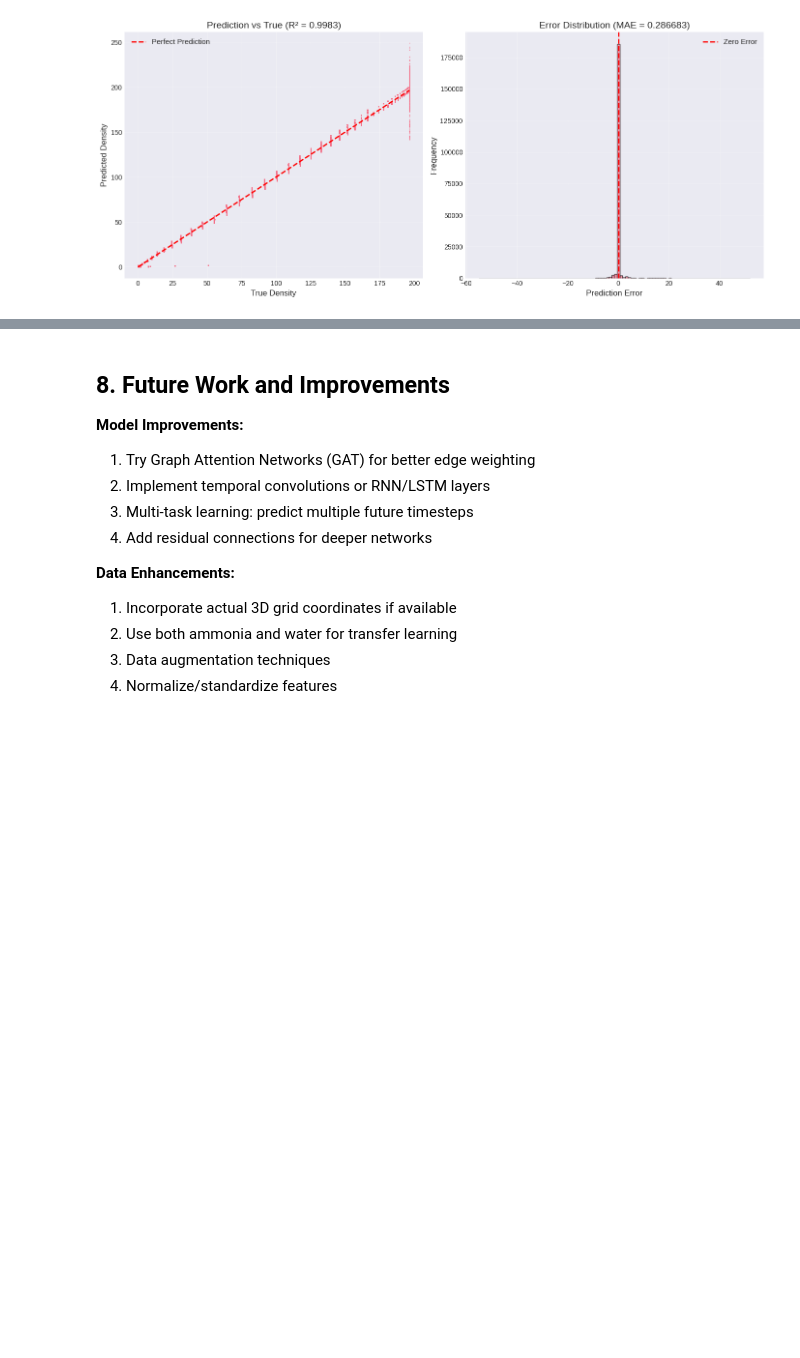
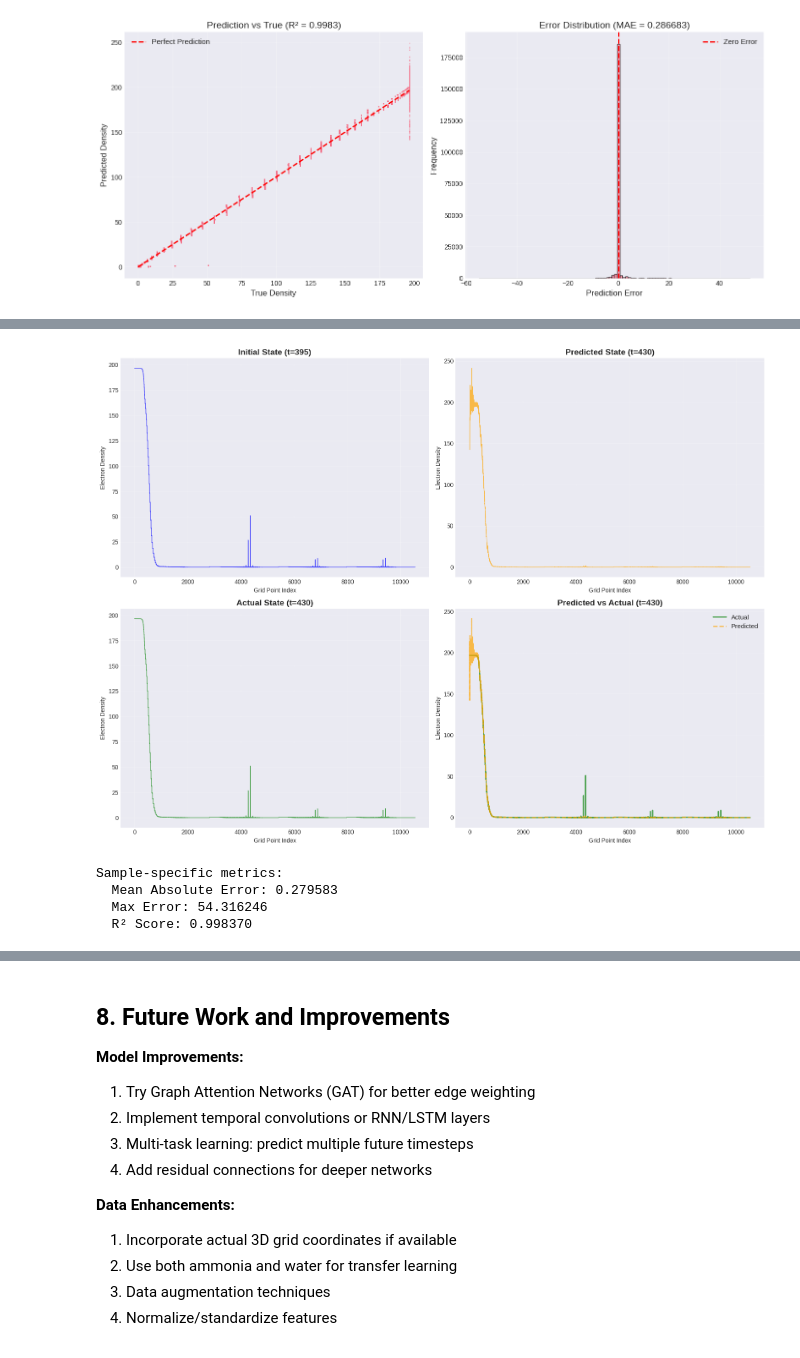
Before and after one commit to Sarthak-GS/Predicting-Electron-Interactions-as-Evolving-Graphs, a Jupyter notebook: electron_density_gnn.ipynb, the cells around one changed output, grey strips where cells are left out. Drawn from its saved outputs; the diff is of its cells as text; code cells hidden in the pictures; blank space fills up the shorter version.

```diff
--- a/electron_density_gnn.ipynb
+++ b/electron_density_gnn.ipynb
@@ -544,0 +682,50 @@ plt.show()
+# %%
+# Visualize: Initial vs Predicted vs Actual
+fig, axes = plt.subplots(2, 2, figsize=(16, 12))
+
+# Plot 1: Initial state (last input timestep)
+initial_state = input_densities[-1]
+axes[0, 0].plot(initial_state, linewidth=1, color='blue', alpha=0.7)
+axes[0, 0].set_title(f'Initial State (t={initial_timestep * 5})', fontsize=14, fontweight='bold')
+axes[0, 0].set_xlabel('Grid Point Index')
+axes[0, 0].set_ylabel('Electron Density')
+axes[0, 0].grid(True, alpha=0.3)
+
+# Plot 2: Predicted future state
+axes[0, 1].plot(predicted_target, linewidth=1, color='orange', alpha=0.7)
+axes[0, 1].set_title(f'Predicted State (t={target_timestep * 5})', fontsize=14, fontweight='bold')
+axes[0, 1].set_xlabel('Grid Point Index')
+axes[0, 1].set_ylabel('Electron Density')
+axes[0, 1].grid(True, alpha=0.3)
+
+# Plot 3: Actual future state
+axes[1, 0].plot(actual_target, linewidth=1, color='green', alpha=0.7)
+axes[1, 0].set_title(f'Actual State (t={target_timestep * 5})', fontsize=14, fontweight='bold')
+axes[1, 0].set_xlabel('Grid Point Index')
+axes[1, 0].set_ylabel('Electron Density')
+axes[1, 0].grid(True, alpha=0.3)
+
+# Plot 4: Comparison - Predicted vs Actual
+axes[1, 1].plot(actual_target, linewidth=2, color='green', alpha=0.7, label='Actual')
+axes[1, 1].plot(predicted_target, linewidth=2, color='orange', alpha=0.7, label='Predicted', linestyle='--')
+axes[1, 1].set_title(f'Predicted vs Actual (t={target_timestep * 5})', fontsize=14, fontweight='bold')
+axes[1, 1].set_xlabel('Grid Point Index')
+axes[1, 1].set_ylabel('Electron Density')
+axes[1, 1].legend(fontsize=11)
+axes[1, 1].grid(True, alpha=0.3)
+
+plt.tight_layout()
+plt.show()
+
+# Calculate error for this specific sample
+sample_error = np.abs(predicted_target - actual_target)
+print(f"\nSample-specific metrics:")
+print(f"  Mean Absolute Error: {np.mean(sample_error):.6f}")
+print(f"  Max Error: {np.max(sample_error):.6f}")
+print(f"  R² Score: {1 - np.sum((actual_target - predicted_target)**2) / np.sum((actual_target - actual_target.mean())**2):.6f}")
+# %% [output]
+[figure, added]
+Sample-specific metrics:
+  Mean Absolute Error: 0.279583
+  Max Error: 54.316246
+  R² Score: 0.998370
```
Also changed, not shown: parts of 11 cells of this notebook.
